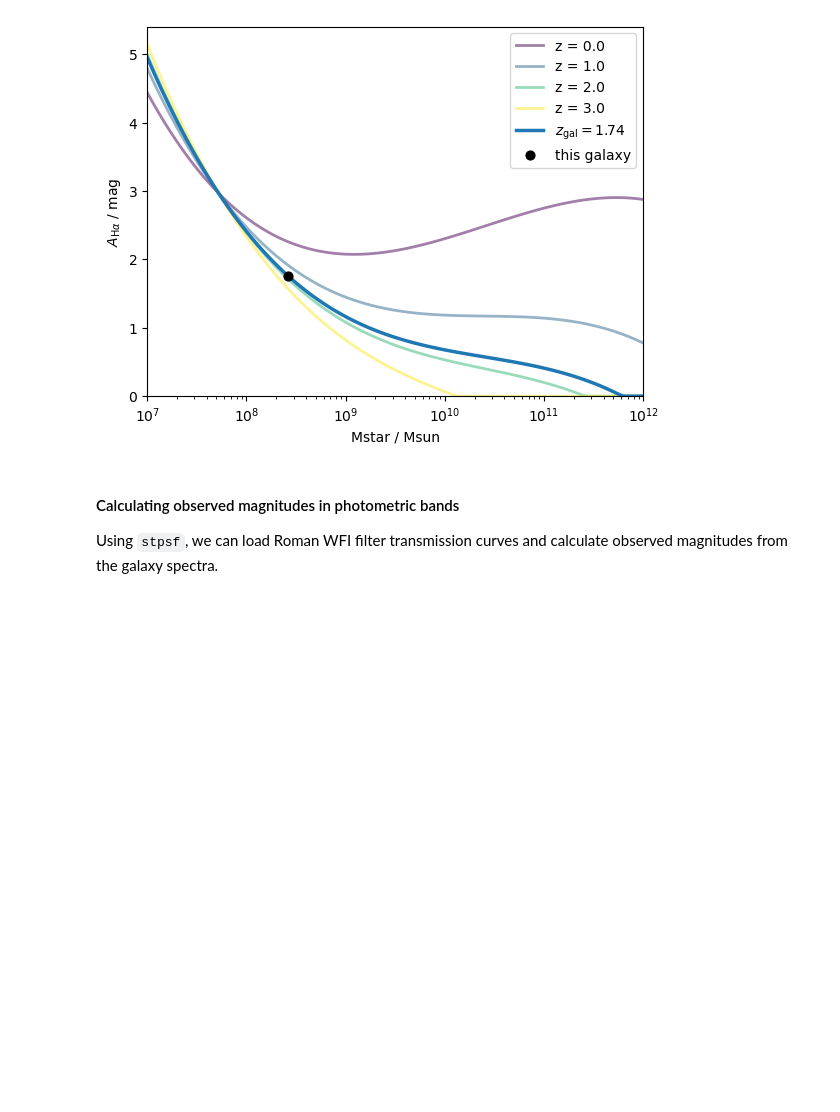
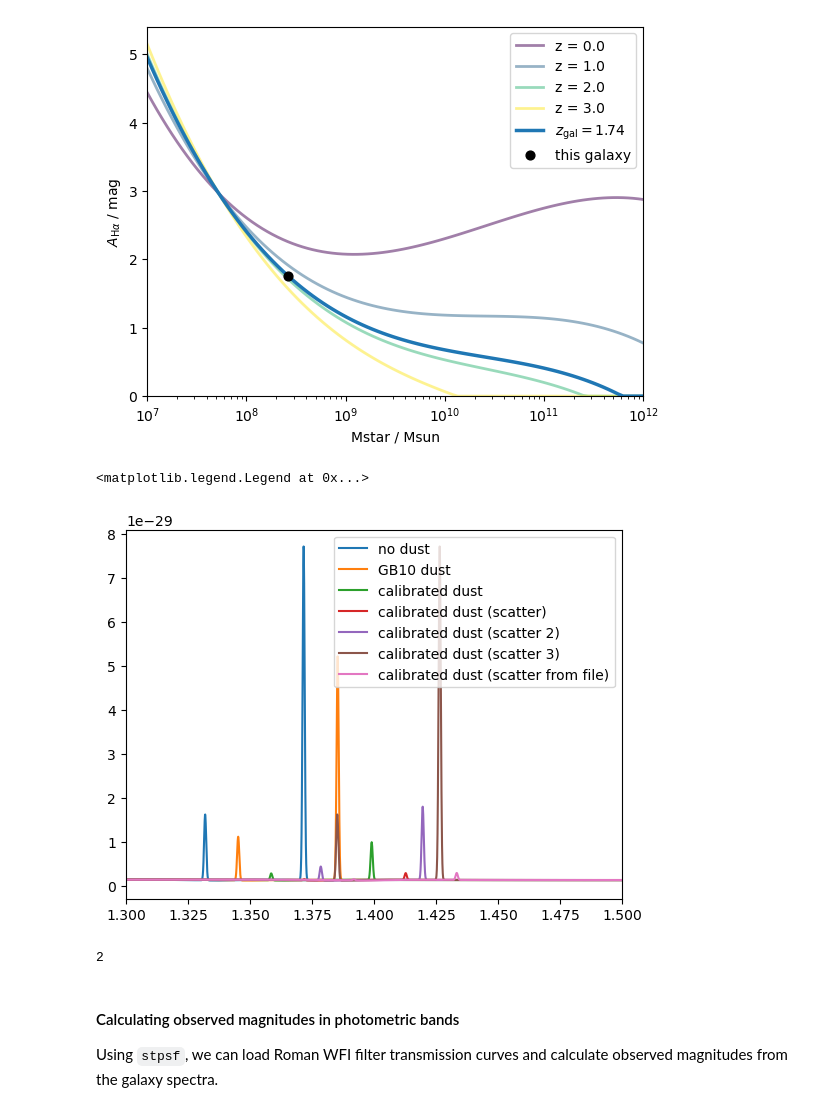
Before and after one commit to roman-grs-pit/galacticus_sed_calculator, a Jupyter notebook: examples/exampleUsage.ipynb, the cells around one changed output. Drawn from its saved outputs; the diff is of its cells as text; code cells hidden in the pictures; blank space fills up the shorter version.

```diff
--- a/examples/exampleUsage.ipynb
+++ b/examples/exampleUsage.ipynb
@@ -309,6 +309,45 @@ plt.ylabel(r'$A_{\mathrm{H}\alpha}$ / mag')
 # %% [output]
 Text(0, 0.5, '$A_{\\mathrm{H}\\alpha}$ / mag')
 [figure]
+# %%
+flux = sedCalc.evaluate_total_spectrum(fname, galIndex, obs_wavelengths=plotWavelengths)
+plt.plot(plotWavelengths, flux(plotWavelengths, flux_unit='FNU'), label='no dust')
+
+flux = sedCalc.evaluate_total_spectrum(fname, galIndex, obs_wavelengths=plotWavelengths,
+                 dust_model='gb10_generalised', dust_params={})
+plt.plot(plotWavelengths*1.01, flux(plotWavelengths, flux_unit='FNU'), label='GB10 dust')
+
+flux = sedCalc.evaluate_total_spectrum(fname, galIndex, obs_wavelengths=plotWavelengths,
+                 dust_model='gb10_generalised', dust_params=dust_params, dust_law='calzetti')
+plt.plot(plotWavelengths*1.02, flux(plotWavelengths, flux_unit='FNU'), label='calibrated dust')
+
+dust_params_scatter={'delta_0': 0.275, 'delta_z': -1.614, 'delta_M': -0.834, 'delta_Mz': -0.708,'attenuation_scatter': 1.0}
+
+flux = sedCalc.evaluate_total_spectrum(fname, galIndex, obs_wavelengths=plotWavelengths,
+                 dust_model='gb10_generalised', dust_params=dust_params_scatter, dust_law='calzetti')
+plt.plot(plotWavelengths*1.03, flux(plotWavelengths, flux_unit='FNU'), label='calibrated dust (scatter)')
+
+flux = sedCalc.evaluate_total_spectrum(fname, galIndex, obs_wavelengths=plotWavelengths,
+                 dust_model='gb10_generalised', dust_params=dust_params_scatter, dust_law='calzetti')
+plt.plot(plotWavelengths*1.035, flux(plotWavelengths, flux_unit='FNU'), label='calibrated dust (scatter 2)')
+
+flux = sedCalc.evaluate_total_spectrum(fname, galIndex, obs_wavelengths=plotWavelengths,
+                 dust_model='gb10_generalised', dust_params=dust_params_scatter, dust_law='calzetti')
+plt.plot(plotWavelengths*1.04, flux(plotWavelengths, flux_unit='FNU'), label='calibrated dust (scatter 3)')
+
+flux = sedCalc.evaluate_total_spectrum(fname, galIndex, obs_wavelengths=plotWavelengths,
+                 dust_model='gb10_generalised', dust_params=dust_params_scatter, dust_law='calzetti', random_uniform_index=4)
+plt.plot(plotWavelengths*1.045, flux(plotWavelengths, flux_unit='FNU'), label='calibrated dust (scatter from file)')
+
+plt.xlim(1.3,1.5)
+plt.legend()
+# %% [output]
+<matplotlib.legend.Legend at 0x...>
+[figure, added]
+# %%
+galIndex
+# %% [output]
+2
 # %% [markdown]
 #### Calculating observed magnitudes in photometric bands
 
```
Also changed, not shown: parts of 3 cells of this notebook.
